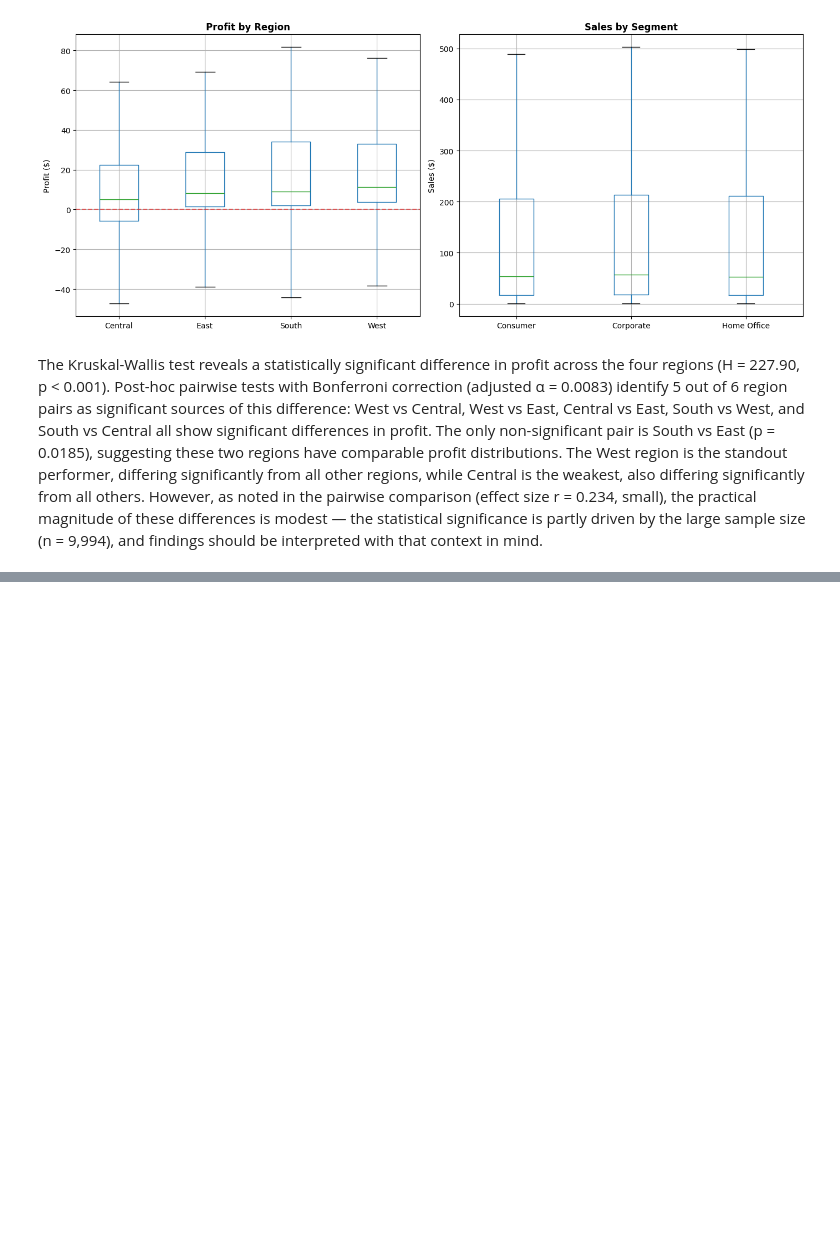
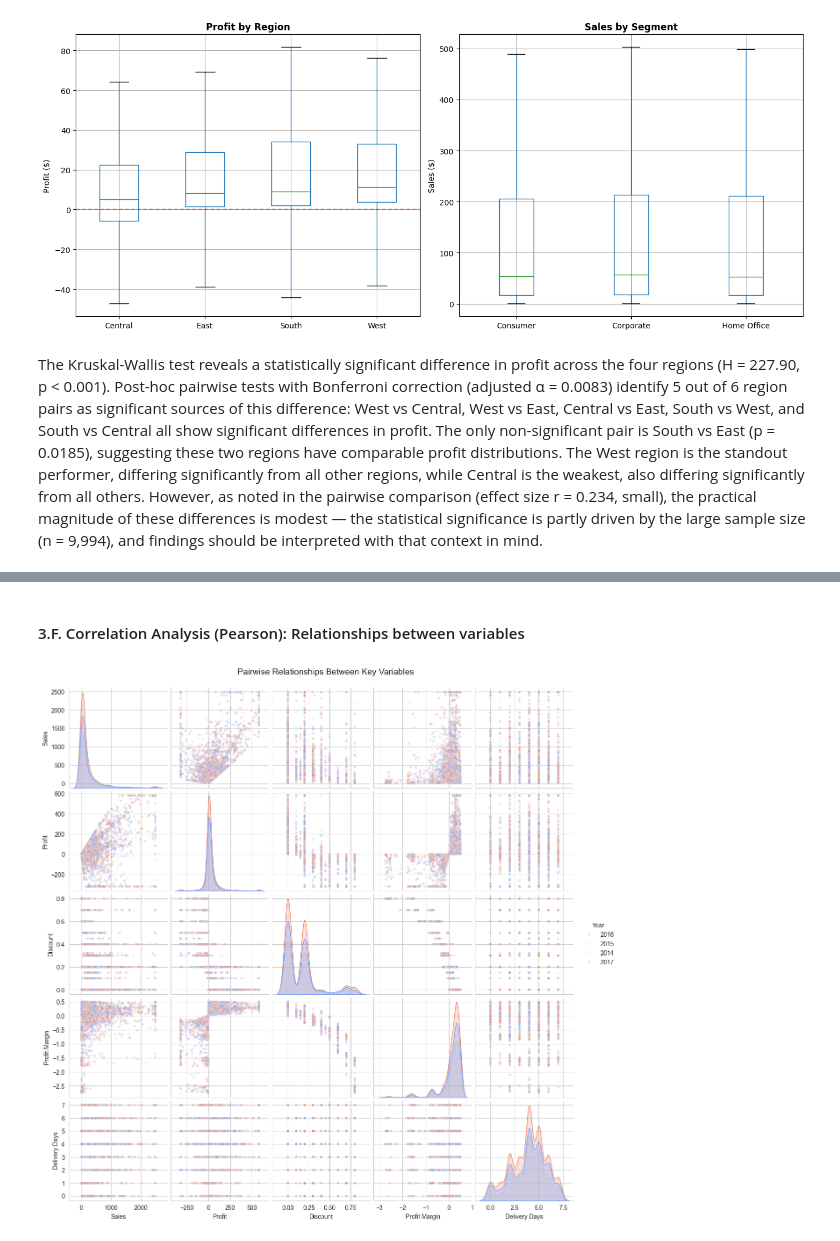
Before and after one commit to ivanya93/superstore_segmentation, a Jupyter notebook: notebooks/03_statistical_inference.ipynb, the cells around one changed output, grey strips where cells are left out. Saved outputs shown, nothing was run; the diff lists cells and outputs as text; code cells hidden in the pictures; blank space fills up the shorter version.

```diff
--- a/notebooks/03_statistical_inference.ipynb
+++ b/notebooks/03_statistical_inference.ipynb
@@ -279,0 +492,32 @@ The Kruskal-Wallis test reveals a statistically significant difference in profit
+# %% [markdown]
+#### 3.F. Correlation Analysis (Pearson):  Relationships between variables
+# %%
+# Define key variables
+cols = ['Sales', 'Profit', 'Discount', 'Profit Margin', 'Delivery Days']
+
+# Clip extreme outliers so plots are readable
+df_plot = df[cols + ['Year']].copy()
+df_plot['Sales']  = df_plot['Sales'].clip(upper=df['Sales'].quantile(0.99))
+df_plot['Profit'] = df_plot['Profit'].clip(
+    lower=df['Profit'].quantile(0.01),
+    upper=df['Profit'].quantile(0.99)
+)
+df_plot['Year'] = df_plot['Year'].astype(str)
+
+# Create the pairplot
+
+g = sns.pairplot(
+    df_plot,
+    vars=cols,
+    hue='Year',
+    palette="coolwarm",
+    plot_kws={'alpha': 0.3, 's': 15},
+    diag_kind='kde'
+)
+
+g.figure.suptitle("Pairwise Relationships Between Key Variables", fontsize=14, y=1.02)
+os.makedirs('../output/images', exist_ok=True)
+plt.savefig('../output/images/03_pairplot.png', dpi=150, bbox_inches='tight')
+plt.show()
+# %% [output]
+[figure, added]
```
Also changed, not shown: parts of 27 cells of this notebook, 4 other files.
